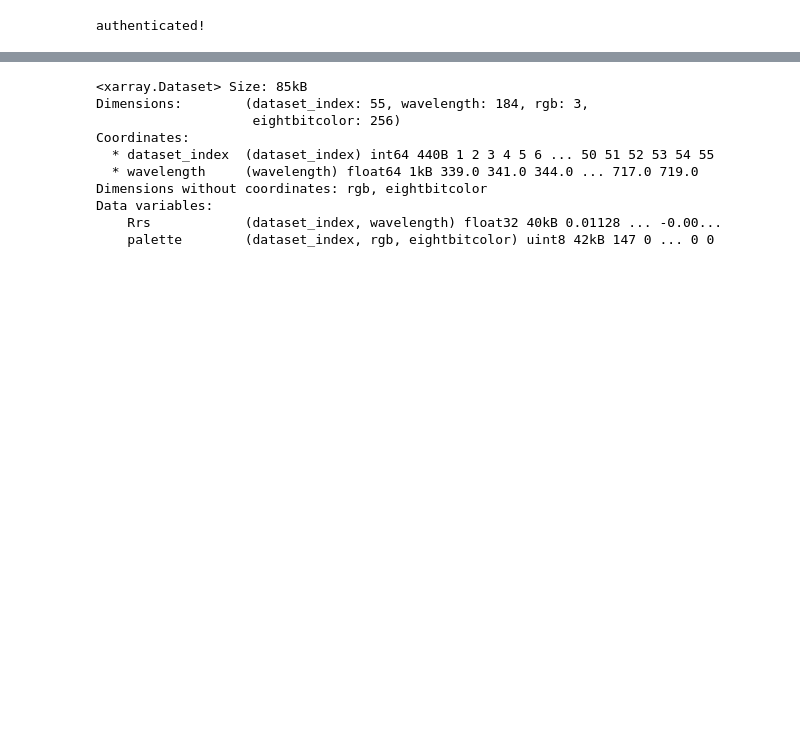
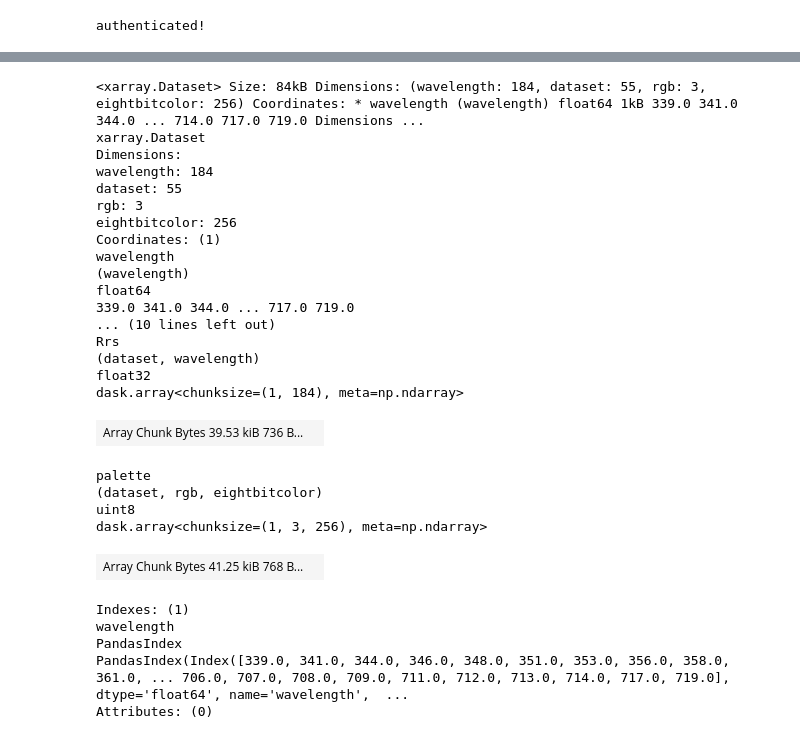
Before and after one commit to oceanhackweek/ohw24_proj_pace, a Jupyter notebook: contributor_folders/Phil/bloom_viz_pk.ipynb, the cells around one changed output, grey strips where cells are left out. Saved outputs shown, nothing was run; the diff lists cells and outputs as text; code cells hidden in the pictures; blank space fills up the shorter version.

```diff
--- a/contributor_folders/Phil/bloom_viz_pk.ipynb
+++ b/contributor_folders/Phil/bloom_viz_pk.ipynb
@@ -96,42 +58,57 @@ paths
 # %%
-# Initialize an empty list to store the average subsets
-average_subsets = []
+import xarray as xr
 
-for i in range(1, 55):
-    # Open dataset
-    dataset = xr.open_dataset(paths[i])
+# Use dask for lazy loading
+combined_datasets = []
 
-    # Subset the dataset within the specified region
+# Iterate over all the datasets
+for i in range(1, len(paths)):
+    # Open dataset without specifying chunks
+    dataset = xr.open_dataset(paths[i])  # Load the dataset first
+
+    # Rechunk the dataset after loading
+    dataset = dataset.chunk({'lon': 'auto', 'lat': 'auto'})  # Use 'auto' or set specific sizes
+
+    # Subset the dataset within the specified region and append to list
     subset = dataset.sel(lon=slice(-159.5, -157.5), lat=slice(27.5, 26))
+    combined_datasets.append(subset)
 
-    # Drop NaN values along the 'lon' dimension (and optionally 'lat' if needed)
-    # subset = subset.dropna(dim="lon", how='all')
+# Concatenate all subsets along the 'dataset' dimension
+combined_dataset = xr.concat(combined_datasets, dim='dataset')
 
-    # Calculate the mean Rrs value across the subset for each wavelength
-    average_subset = subset.mean(dim=['lon', 'lat'])
-
-    # Expand the average_subset to include a new dimension "dataset_index"
-    average_subset = average_subset.expand_dims(dim={"dataset_index": [i]})
-
-    # Append the expanded average_subset to the list
-    average_subsets.append(average_subset)
-
-# Combine all the average subsets into a single xarray Dataset
-combined_subset = xr.concat(average_subsets, dim="dataset_index")
+# Calculate the mean Rrs value across lon and lat for each dataset
+average_per_dataset = combined_dataset.mean(dim=['lon', 'lat'])
 # %%
-
-combined_subset
+average_per_dataset
 # %% [output]
-<xarray.Dataset> Size: 85kB
-Dimensions:        (dataset_index: 55, wavelength: 184, rgb: 3,
-                    eightbitcolor: 256)
-Coordinates:
-  * dataset_index  (dataset_index) int64 440B 1 2 3 4 5 6 ... 50 51 52 53 54 55
-  * wavelength     (wavelength) float64 1kB 339.0 341.0 344.0 ... 717.0 719.0
-Dimensions without coordinates: rgb, eightbitcolor
-Data variables:
-    Rrs            (dataset_index, wavelength) float32 40kB 0.01128 ... -0.00...
-    palette        (dataset_index, rgb, eightbitcolor) uint8 42kB 147 0 ... 0 0
+<xarray.Dataset> Size: 84kB Dimensions: (wavelength: 184, dataset: 55, rgb: 3, eightbitcolor: 256) Coordinates: * wavelength (wavelength) float64 1kB 339.0 341.0 344.0 ... 714.0 717.0 719.0 Dimensions ...
+xarray.Dataset
+Dimensions:
+wavelength: 184
+dataset: 55
+rgb: 3
+eightbitcolor: 256
+Coordinates: (1)
+wavelength
+(wavelength)
+float64
+339.0 341.0 344.0 ... 717.0 719.0
+... (10 lines left out)
+Rrs
+(dataset, wavelength)
+float32
+dask.array<chunksize=(1, 184), meta=np.ndarray>
+| Array Chunk Bytes 39.53 kiB 736 B... |  |
+palette
+(dataset, rgb, eightbitcolor)
+uint8
+dask.array<chunksize=(1, 3, 256), meta=np.ndarray>
+| Array Chunk Bytes 41.25 kiB 768 B... |  |
+Indexes: (1)
+wavelength
+PandasIndex
+PandasIndex(Index([339.0, 341.0, 344.0, 346.0, 348.0, 351.0, 353.0, 356.0, 358.0, 361.0, ... 706.0, 707.0, 708.0, 709.0, 711.0, 712.0, 713.0, 714.0, 717.0, 719.0], dtype='float64', name='wavelength',  ...
+Attributes: (0)
 # %%
 import xarray as xr
 import matplotlib.pyplot as plt
```
Also changed, not shown: parts of 8 cells of this notebook, 2 other files.
